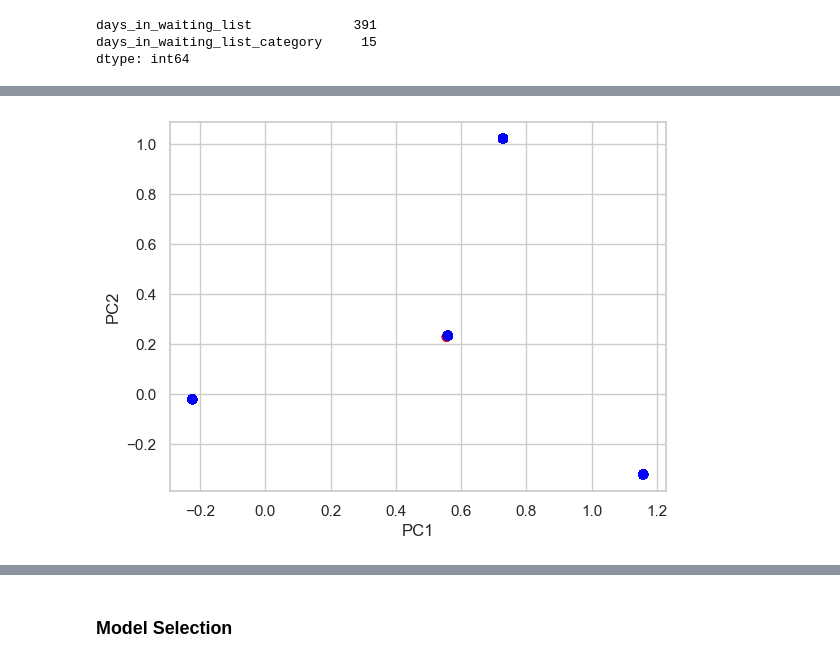
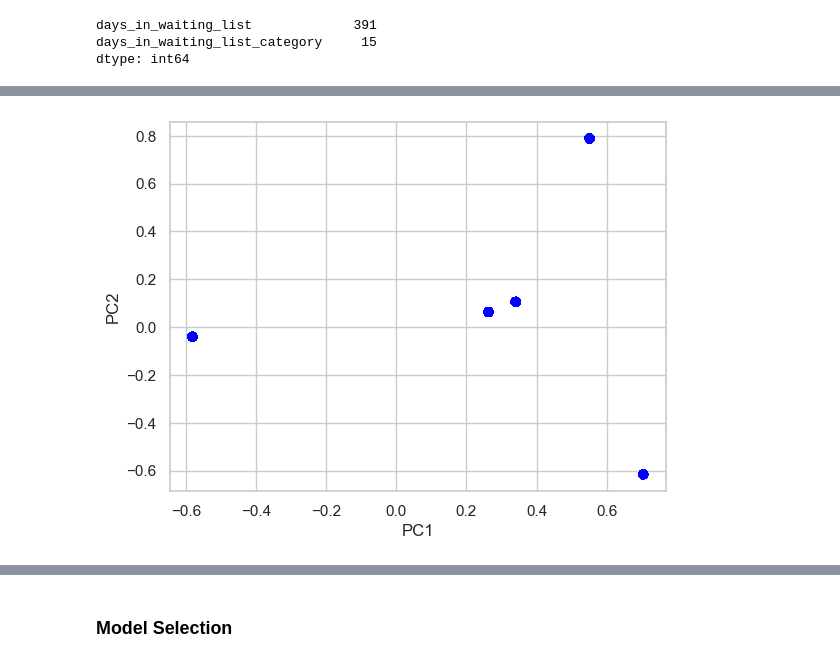
Before and after one commit to brandonmanggo/IS3107_G2, a Jupyter notebook: Dashboard/Models/model_price.ipynb, the cells around one changed output, grey strips where cells are left out. Cells and saved outputs as stored; diff of their text form; code cells hidden in the pictures.

```diff
--- a/Dashboard/Models/model_price.ipynb
+++ b/Dashboard/Models/model_price.ipynb
@@ -115,4 +123,11 @@ data_hotel_bookings.company.fillna("No Company", inplace = True)
 data_hotel_bookings.isnull().sum()[data_hotel_bookings.isnull().sum() > 0]
 # %% [output]
 Series([], dtype: int64)
+# %%
+## Changing Data Types
+data_hotel_bookings['children'] = data_hotel_bookings['children'].astype('int')
+# %%
+## Adjust to suit Streaming Data - Hotel Reservation
+data_hotel_bookings.loc[(data_hotel_bookings['meal'] == 'Undefined'), 'meal']= 'SC'
+data_hotel_bookings.loc[(data_hotel_bookings['required_car_parking_spaces'] > 1), 'required_car_parking_spaces']= 1
 # %%
@@ -120,2 +135,10 @@ Series([], dtype: int64)
 data_hotel_bookings_resort = data_hotel_bookings.loc[data_hotel_bookings["hotel"] == "Resort Hotel"]
 data_hotel_bookings_city = data_hotel_bookings.loc[data_hotel_bookings["hotel"] == "City Hotel"]
+# %%
+## Selecting Columns in both Hotel Booking & Hotel Reservation
+data_hotel_bookings_city.drop(['hotel', 'arrival_date_week_number', 'babies', 'country', 'distribution_channel',
+                               'assigned_room_type', 'booking_changes', 'deposit_type', 'agent', 'company',
+                               'days_in_waiting_list', 'customer_type', 'reservation_status', 'reservation_status_date'],
+                              axis = 1, inplace = True)
+
+data_hotel_bookings_city.head()
@@ -196,66 +230,66 @@ data_hotel_bookings
 # %%
 ## Principal Component Analysis (PCA)
 
+# # Select variables for PCA
+# X = data_hotel_bookings[['distribution_channel_Corporate', 'distribution_channel_Direct', 'distribution_channel_GDS', 'distribution_channel_TA/TO', 'distribution_channel_Undefined']]
+
+# # Add cancellation status as target variable
+# y = data_hotel_bookings['is_canceled']
+
+# # Perform PCA
+# pca = PCA(n_components=2)
+# X_pca = pca.fit_transform(X)
+
+# # Create scatter plot of first two principal components
+# colors = ['red' if x == 1 else 'blue' for x in y]
+# plt.scatter(X_pca[:,0], X_pca[:,1], c=colors)
+# plt.xlabel('PC1')
+# plt.ylabel('PC2')
+# plt.show()
+
+
+# # Select variables for PCA
+# X = data_hotel_bookings[['customer_type_Transient', 'customer_type_Transient-Party', 'customer_type_Group', 'customer_type_Contract']]
+
+# # Add cancellation status as target variable
+# y = data_hotel_bookings['is_canceled']
+
+# # Perform PCA
+# pca = PCA(n_components=2)
+# X_pca = pca.fit_transform(X)
+
+# # Create scatter plot of first two principal components
+# colors = ['red' if x == 1 else 'blue' for x in y]
+# plt.scatter(X_pca[:,0], X_pca[:,1], c=colors)
+# plt.xlabel('PC1')
+# plt.ylabel('PC2')
+# plt.show()
+
+
 # Select variables for PCA
-X = data_hotel_bookings[['distribution_channel_Corporate', 'distribution_channel_Direct', 'distribution_channel_GDS', 'distribution_channel_TA/TO', 'distribution_channel_Undefined']]
+X = data_hotel_bookings_city[['market_segment_Direct', 'market_segment_Groups', 'market_segment_Offline TA/TO', 'market_segment_Online TA', 'market_segment_Undefined']]
 
-# Add cancellation status as target variable
-y = data_hotel_bookings['is_canceled']
+# Add adr as target variable
+y = data_hotel_bookings_city['adr']
 
 # Perform PCA
 pca = PCA(n_components=2)
 X_pca = pca.fit_transform(X)
 
 # Create scatter plot of first two principal components
 colors = ['red' if x == 1 else 'blue' for x in y]
 plt.scatter(X_pca[:,0], X_pca[:,1], c=colors)
 plt.xlabel('PC1')
 plt.ylabel('PC2')
 plt.show()
 
 
-# Select variables for PCA
-X = data_hotel_bookings[['market_segment_Direct', 'market_segment_Groups', 'market_segment_Offline TA/TO', 'market_segment_Online TA', 'market_segment_Undefined']]
-
-# Add cancellation status as target variable
-y = data_hotel_bookings['is_canceled']
-
-# Perform PCA
-pca = PCA(n_components=2)
-X_pca = pca.fit_transform(X)
-
-# Create scatter plot of first two principal components
-colors = ['red' if x == 1 else 'blue' for x in y]
-plt.scatter(X_pca[:,0], X_pca[:,1], c=colors)
-plt.xlabel('PC1')
-plt.ylabel('PC2')
-plt.show()
-
-
-
-# Select variables for PCA
-X = data_hotel_bookings[['customer_type_Transient', 'customer_type_Transient-Party', 'customer_type_Group', 'customer_type_Contract']]
-
-# Add cancellation status as target variable
-y = data_hotel_bookings['is_canceled']
-
-# Perform PCA
-pca = PCA(n_components=2)
-X_pca = pca.fit_transform(X)
-
-# Create scatter plot of first two principal components
-colors = ['red' if x == 1 else 'blue' for x in y]
-plt.scatter(X_pca[:,0], X_pca[:,1], c=colors)
-plt.xlabel('PC1')
-plt.ylabel('PC2')
-plt.show()
-
 X = StandardScaler().fit_transform(X)
 
 pca = PCA()
 principalComponents = pca.fit_transform(X)
 
 explained_var = pca.explained_variance_ratio_
 print("Explained variance ratios:", explained_var)
 # %% [output]
-[figure, old version]
+[figure, new version]
```
Also changed, not shown: parts of 26 cells of this notebook.
